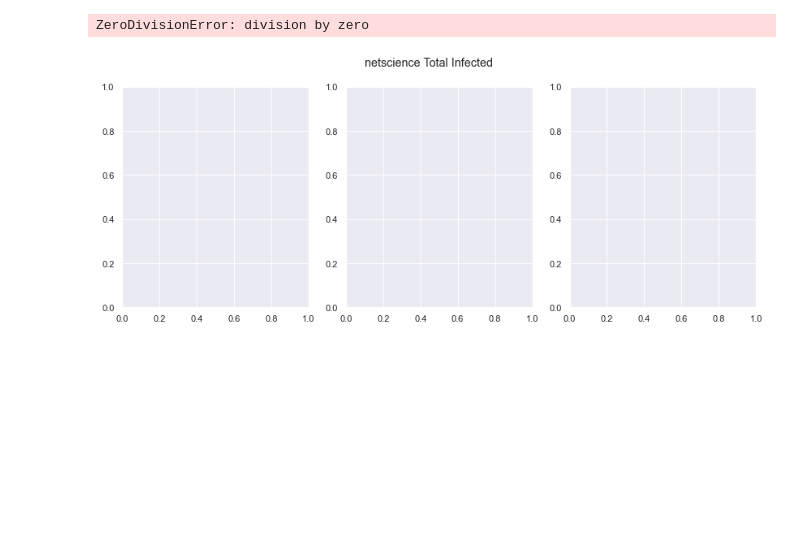
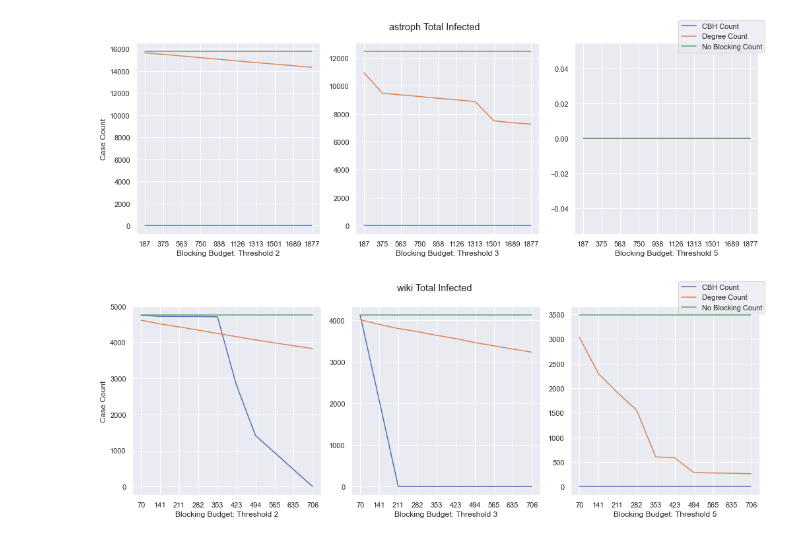
Before and after one commit to hcars/threshold_simulations_refactored, a Jupyter notebook: complex_net_proposal/experiment_results/analysis.ipynb, the cells around one changed output. Saved outputs shown, nothing was run; the diff lists cells and outputs as text; code cells hidden in the pictures; blank space fills up the shorter version.

```diff
--- a/complex_net_proposal/experiment_results/analysis.ipynb
+++ b/complex_net_proposal/experiment_results/analysis.ipynb
@@ -24,31 +30,31 @@ Index(['network_name', 'threshold', 'seed_size', 'budget_total', '0_no_block',
 # %%
 import matplotlib.pyplot as plt
 import numpy as np
-names = ['netscience', 'astroph', 'wiki']
+names = ['astroph', 'wiki']
 thres = [2, 3, 5]
 
 for name in names:
     threshold = results[results.network_name == name]
     fig, ax = plt.subplots(1,3, figsize=(14, 5))
     fig.suptitle(name + " Total Infected")
 #        threshold = threshold[threshold.seed_size == 10]
     my_range = np.arange(0, int(threshold.total_no_block.max()), int(threshold.total_no_block.max()) // 5)
     for i in range(len(thres)):
         subdf = threshold[threshold.threshold == thres[i]]
         cbh, = ax[i].plot(list(subdf.budget_total)[:-1], list(subdf.total_cbh)[:-1])
         degree, = ax[i].plot(list(subdf.budget_total)[:-1], list(subdf.total_degree)[:-1])
         no_block, = ax[i].plot(list(subdf.budget_total)[:-1], list(subdf.total_no_block)[:-1])
         ax[i].set_xticks(list(subdf.budget_total)[:-1])
 #         ax[i].set_yticks(my_range)
     fig.tight_layout(pad=1)
     fig.legend([cbh, degree, no_block], ['CBH Count', "Degree Count", "No Blocking Count"])
     for i in range(3):
         ax[i].set_xlabel("Blocking Budget: Threshold " + str(thres[i]))
     ax[0].set_ylabel("Case Count")
     plt.savefig("infected_cnt_" + name + ".pdf")
 # %% [output]
-ZeroDivisionError: division by zero
-[figure, old version]
+[figure, new version]
+[figure, added]
 # %%
 astroph = results[(results.network_name == "astroph")]
 
```
Also changed, not shown: parts of 2 cells of this notebook, 6 other files.
